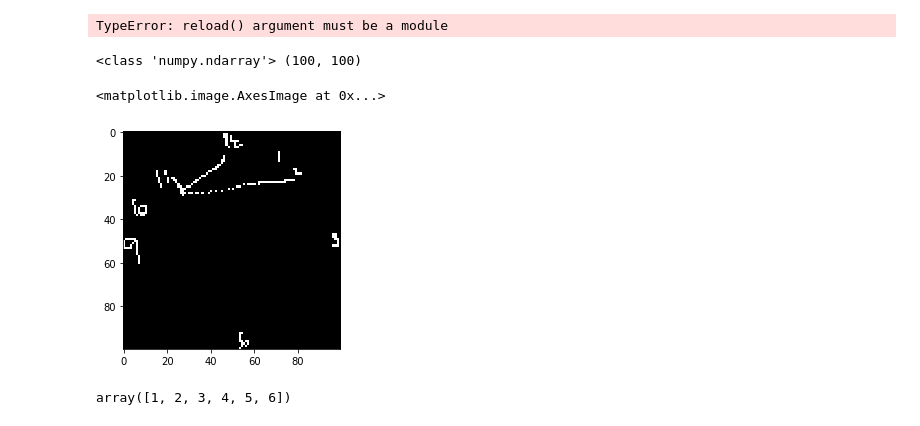
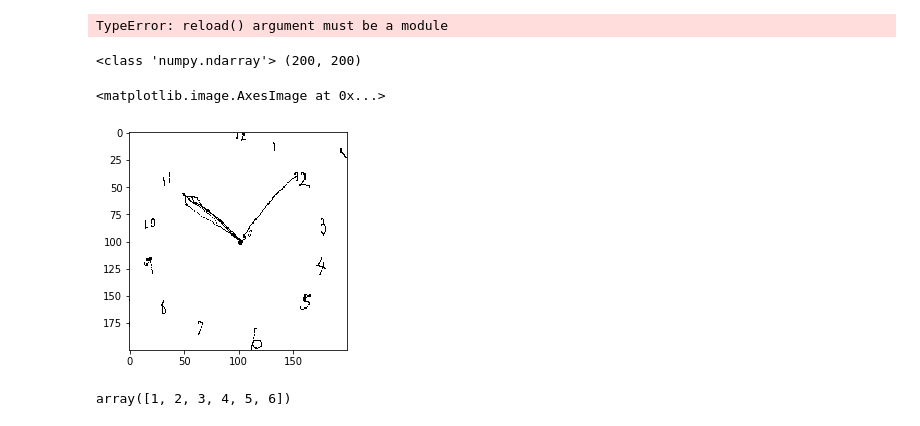
Before and after one commit to p-amonpitakpun/clock-drawing-dnn, a Jupyter notebook: Notebooks/Data Visualization.ipynb, the cells around one changed output. Saved outputs shown, nothing was run; the diff lists cells and outputs as text; code cells hidden in the pictures.

```diff
--- a/Notebooks/Data Visualization.ipynb
+++ b/Notebooks/Data Visualization.ipynb
@@ -40,8 +41,6 @@ mean age:  56.025510204081634
 median age:  59
 mode age:  ModeResult(mode=array([64], dtype=object), count=array([13]))
 standard deviation:  17.47926941933127
-# %%
-data = datas['dat']
 # %% [markdown]
 ### Age (before cleaning)
 # %%
@@ -542,14 +541,12 @@ TypeError: reload() argument must be a module
 # %%
 from data.preprocess import get_image
 # %%
-img = get_image(data['x'][92], data['y'][92],100,100)
+img = get_image(data['x'][70], data['y'][70],200,200)
+plt.imshow(img, cmap='binary')
 # %% [output]
-<class 'numpy.ndarray'> (100, 100)
+<class 'numpy.ndarray'> (200, 200)
+<matplotlib.image.AxesImage at 0x...>
+[figure, added]
-# %%
-plt.imshow(img, cmap='gray')
-# %% [output]
-<matplotlib.image.AxesImage at 0x...>
-[figure, removed]
 # %%
 np.ravel([[1,2,3],[4,5,6]])
 # %% [output]
```
Also changed, not shown: parts of 3 cells of this notebook, 4 other files.
